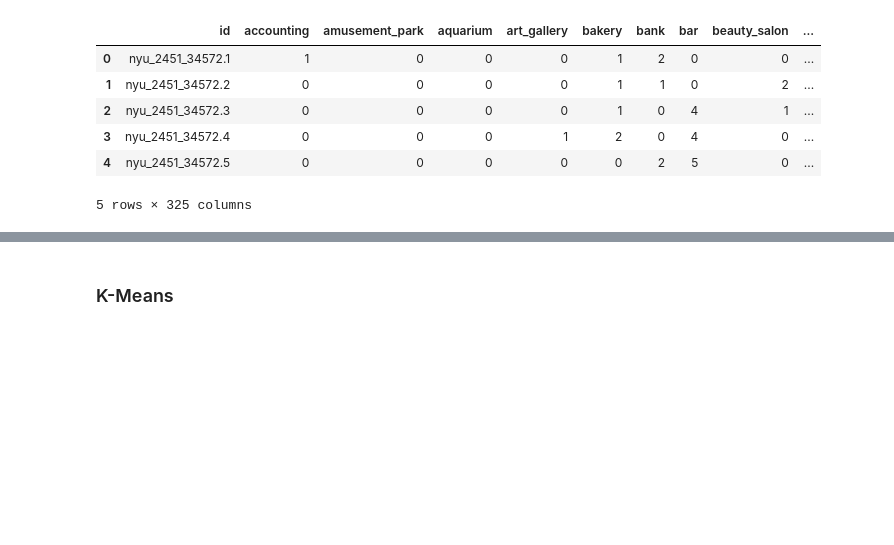
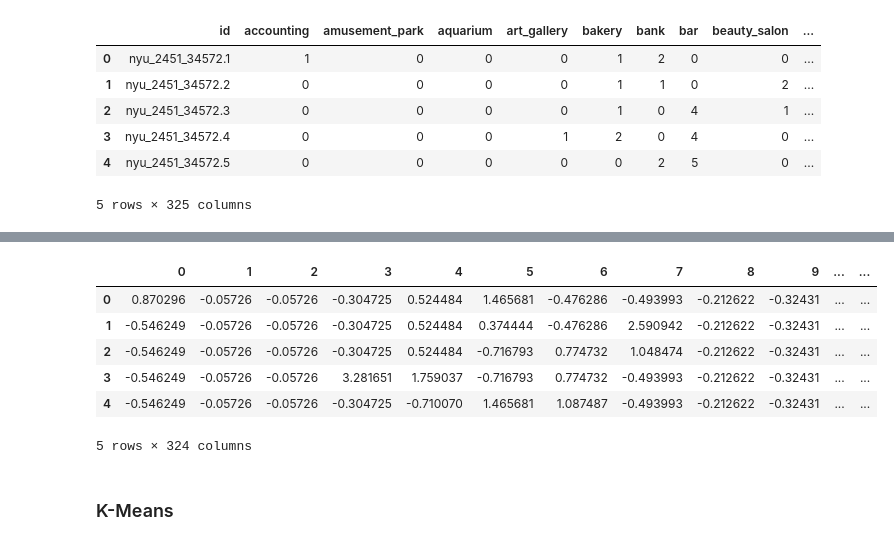
Before and after one commit to ktamkee/NYC_midterm_project, a Jupyter notebook: svc/K-Means2.ipynb, the cells around one changed output, grey strips where cells are left out. Cells and saved outputs as stored; diff of their text form; code cells hidden in the pictures; blank space fills up the shorter version.

```diff
--- a/svc/K-Means2.ipynb
+++ b/svc/K-Means2.ipynb
@@ -541,6 +541,21 @@ features_sorted.head()
 # %%
 # Drop neighborhood ID to create numerical data for k-means clustering
 features_clustering = features_data.drop('id', axis=1)
+# %%
+# Scaling
+from sklearn.preprocessing import StandardScaler
+
+scaler = StandardScaler()
+features_scaled = pd.DataFrame(scaler.fit_transform(features_clustering))
+features_scaled.head()
+# %% [output]
+|  | 0 | 1 | 2 | 3 | 4 | 5 | 6 | 7 | 8 | 9 | ... | ... |
+| 0 | 0.870296 | -0.05726 | -0.05726 | -0.304725 | 0.524484 | 1.465681 | -0.476286 | -0.493993 | -0.212622 | -0.32431 | ... | ... |
+| 1 | -0.546249 | -0.05726 | -0.05726 | -0.304725 | 0.524484 | 0.374444 | -0.476286 | 2.590942 | -0.212622 | -0.32431 | ... | ... |
+| 2 | -0.546249 | -0.05726 | -0.05726 | -0.304725 | 0.524484 | -0.716793 | 0.774732 | 1.048474 | -0.212622 | -0.32431 | ... | ... |
+| 3 | -0.546249 | -0.05726 | -0.05726 | 3.281651 | 1.759037 | -0.716793 | 0.774732 | -0.493993 | -0.212622 | -0.32431 | ... | ... |
+| 4 | -0.546249 | -0.05726 | -0.05726 | -0.304725 | -0.710070 | 1.465681 | 1.087487 | -0.493993 | -0.212622 | -0.32431 | ... | ... |
+5 rows × 324 columns
 # %% [markdown]
 ### K-Means
 # %%
```
Also changed, not shown: parts of 18 cells of this notebook, 2 other files.
